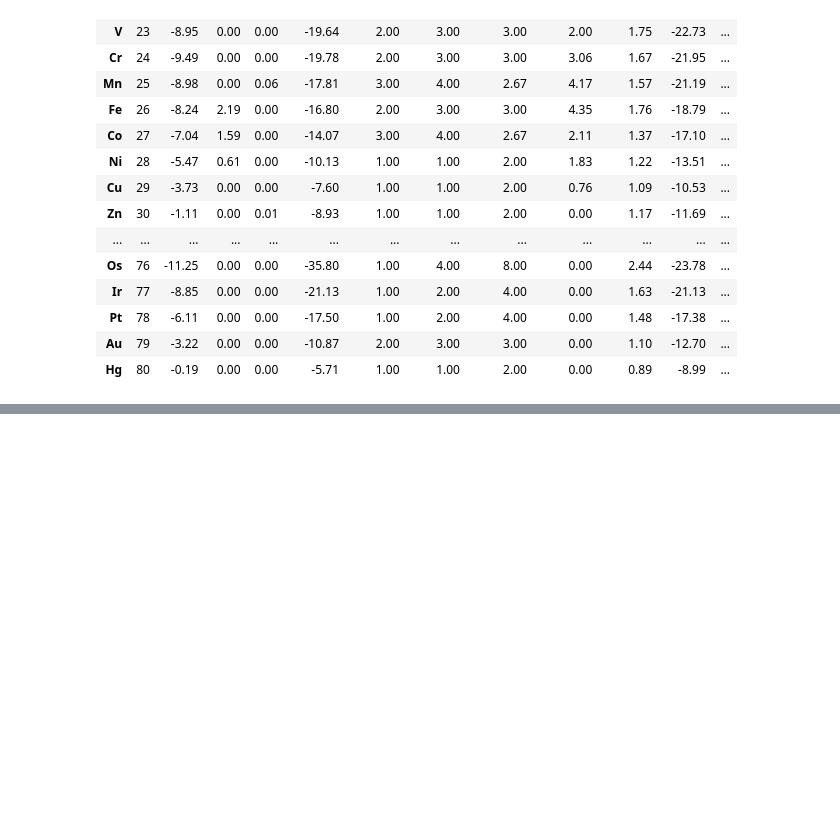
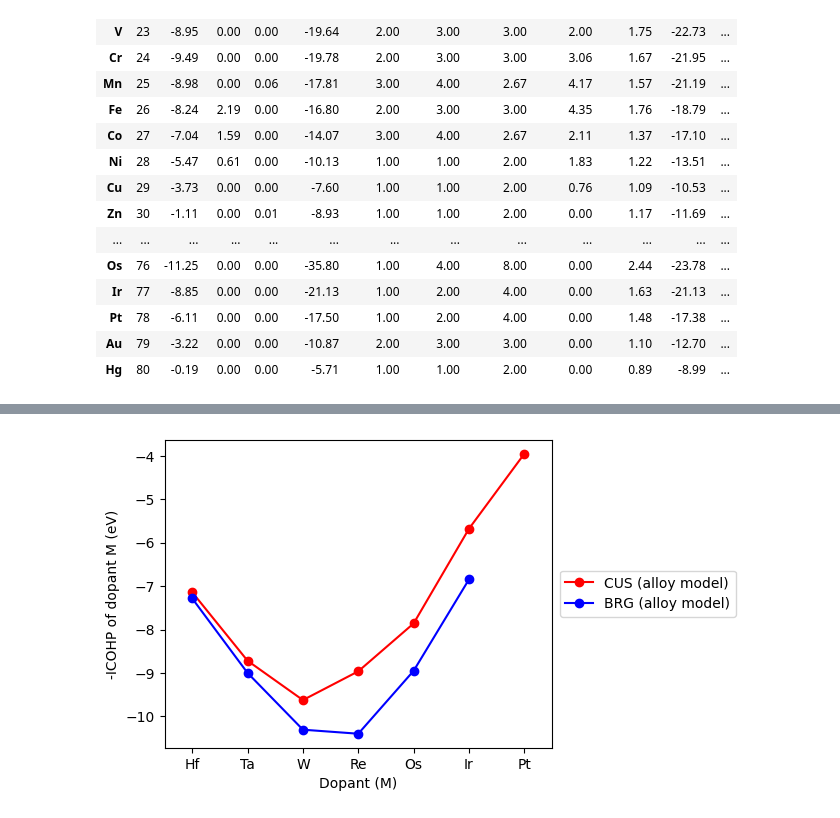
Before and after one commit to jhyeonjung97/tools, a Jupyter notebook: ruo2/parse-bulk.ipynb, the cells around one changed output, grey strips where cells are left out. Drawn from its saved outputs; the diff is of its cells as text; code cells hidden in the pictures; blank space fills up the shorter version.

```diff
--- a/ruo2/parse-bulk.ipynb
+++ b/ruo2/parse-bulk.ipynb
@@ -512,0 +644,25 @@ for col in ['RuO2_top_cus_de1', 'RuO2_top_cus_de2', 'RuO2_top_cus_de3', 'RuO2_to
+# %%
+plt.figure(figsize=(5,4))
+
+# plt.plot(data.index[21:28], data['M-RuO2_fe2'][21:28]*8, marker='o', label='bulk', color='black')
+# plt.plot(data.index[21:28], data['RuO2_top_cus_de2'][21:28], marker='o', markerfacecolor='white', \
+#     linestyle='--', label='CUS (single site)', color='red')
+# plt.plot(data.index[21:28], data['RuO2_top_brg_de2'][21:28], marker='o', markerfacecolor='white', \
+#     linestyle='--', label='BRG (single site)', color='blue')
+plt.plot(data.index[21:28], data['RuO2_alloy_top_cus_M_icohpM19'][21:28], marker='o', label='CUS (alloy model)', color='red')
+plt.plot(data.index[21:28], data['RuO2_alloy_top_brg_M_icohpM19'][21:28], marker='o', label='BRG (alloy model)', color='blue')
+# plt.plot(data.index[21:28], data['RuO2_alloy_top_cus_Δicohp2'][21:28], marker='o', label='CUS (alloy model)', color='red')
+# plt.plot(data.index[21:28], data['RuO2_alloy_top_brg_Δicohp2'][21:28], marker='o', label='BRG (alloy model)', color='blue')
+
+# plt.axhline(y=0, color='silver', linestyle='--', zorder=0)
+plt.legend(bbox_to_anchor=(1.02, 0.5), loc='center left', borderaxespad=0)
+plt.xlim(-0.5, 6.5)
+# plt.ylim(-3.5, 1.5)
+plt.xlabel('Dopant (M)')
+plt.ylabel('-ICOHP of dopant M (eV)')
+plt.savefig(f'{root}/7_prediction/figures/surface_doping_site_preference_icohp.png', dpi=dpi, transparent=True, bbox_inches='tight')
+
+plt.show()
+plt.close()
+# %% [output]
+[figure, added]
```
Also changed, not shown: parts of 11 cells of this notebook, 2 other files.
